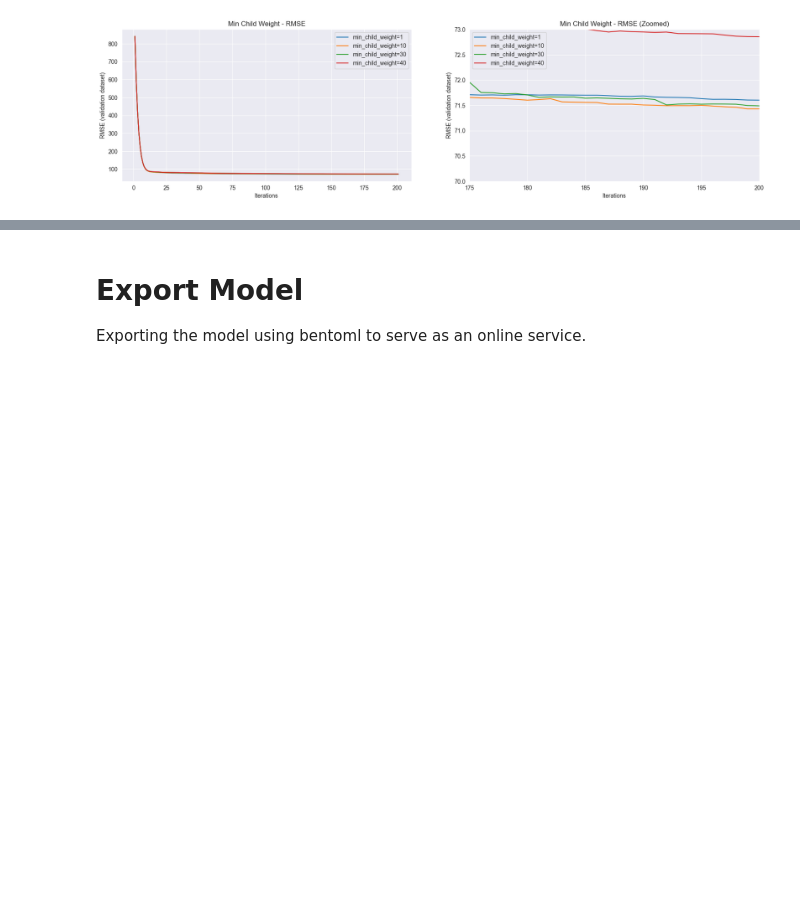
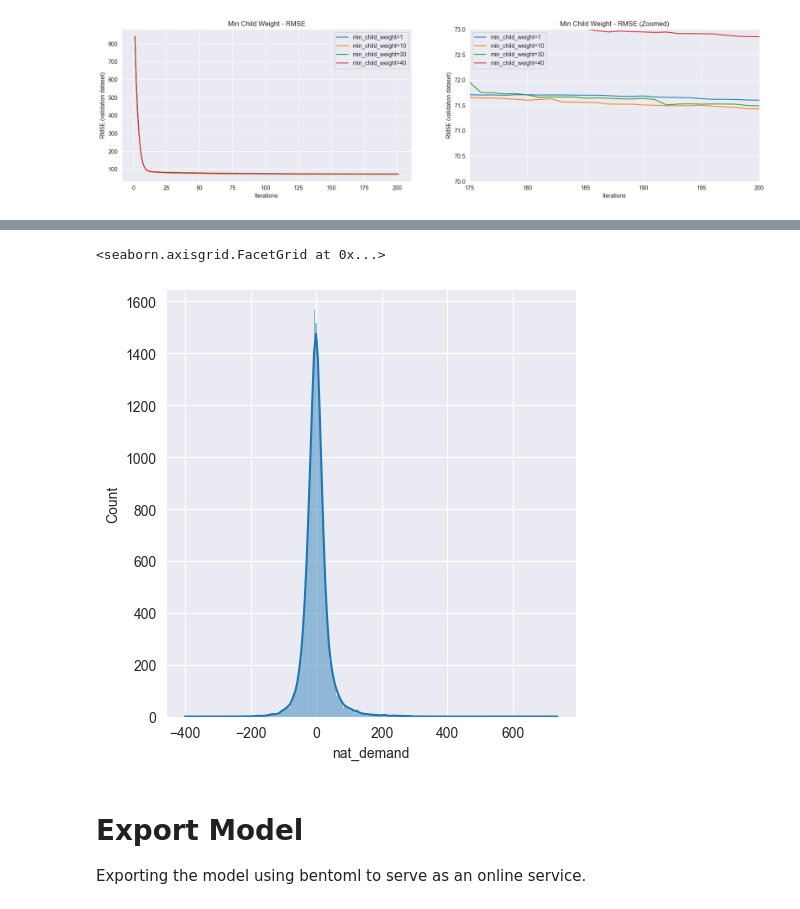
Before and after one commit to kausnz/panama-electricity-load-forecast, a Jupyter notebook: notebook.ipynb, the cells around one changed output, grey strips where cells are left out. Saved outputs shown, nothing was run; the diff lists cells and outputs as text; code cells hidden in the pictures; blank space fills up the shorter version.

```diff
--- a/notebook.ipynb
+++ b/notebook.ipynb
@@ -646,26 +635,0 @@ rmse of xgb model on test set = 71.46646974557436
-# %%
-# training with full_train and chosen params, and measure the performance
-full_train_dicts = df_full_train.to_dict(orient='records')
-X_full_train = dv.transform(full_train_dicts)
-dm_full_train = xgb.DMatrix(X_full_train, label=y_full_train, feature_names=features)
-(model, scores) = train_gb_model(dm_train=dm_full_train,
-                                 eta=chosen_eta,
-                                 max_depth=chosen_max_depth,
-                                 min_child_weight=chosen_min_child_weight,
-                                 num_boost_round=201,
-                                 watchlist=[(dm_full_train, 'train'), (dm_test, 'val')])
-gb_rmse = scores.sort_values(by='val_rmse').iloc[0, 3]
-print(f'rmse of xgb model on full_train set = {gb_rmse}')
-
-# We get much better RMSE compared to what we got from train set. Let's plot the full timeseries with predictions from the new model.
-y_full_pred = model.predict(dm_full)
-
-plt.figure(figsize=(20, 8))
-load_period = 24 * 14
-actual = y_full[:load_period]
-predict = y_full_pred[:load_period]
-plt.plot(actual.index, list(actual), label='Actual Load')
-plt.plot(actual.index, list(predict), color='red', label='Forecast')
-plt.xlabel('Hours')
-plt.ylabel('Load (MWh)')
-plt.legend()
@@ -676,3 +640,9 @@ rmse of xgb model on full_train set = 65.20070797072874
+# %%
+error = y_full_pred - y_full
+sns.displot(error, kde=True)
+# %% [output]
+<seaborn.axisgrid.FacetGrid at 0x...>
+[figure, added]
 # %% [markdown]
 # Export Model
 Exporting the model using bentoml to serve as an online service.
```
Also changed, not shown: parts of 30 cells of this notebook, 13 other files.
